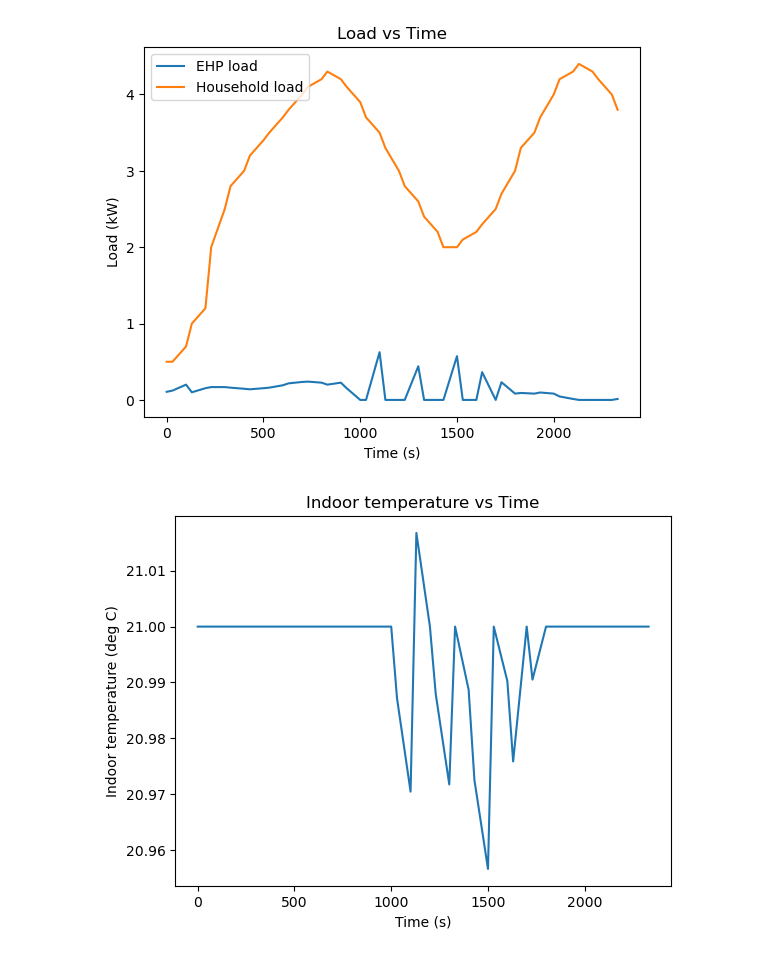
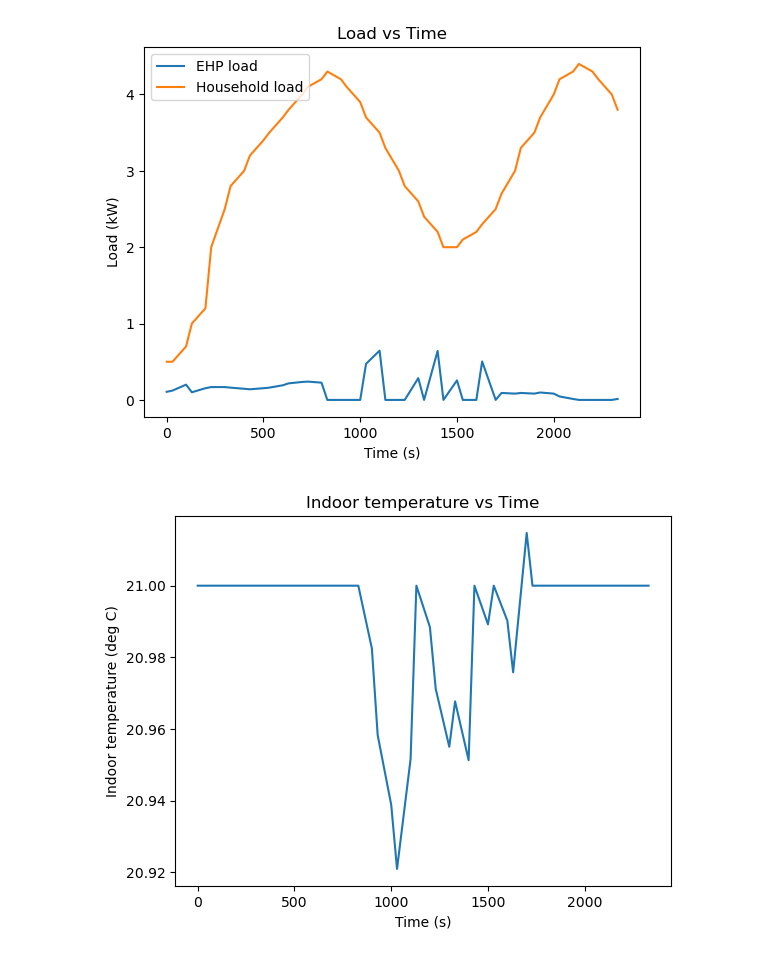
Before and after one commit to Muckthebuck/2023-Energy-kit, a Jupyter notebook: optimization_penalty.ipynb, the cells around one changed output. Cells and saved outputs as stored; diff of their text form; code cells hidden in the pictures.

```diff
--- a/optimization_penalty.ipynb
+++ b/optimization_penalty.ipynb
@@ -218,10 +218,6 @@ class controller:
         m.error =  Var(m.TS,initialize=0,bounds=(-error_tolerance,error_tolerance))
 
         # Constraints
-        # Power cannot be flowing in and out at the same time. So either P_in or P_out should be equal to 0 at every time point.
-        def Direction(model,i):
-            return model.P_in[i]*model.P_out[i]+m.error[i] == 0
-        m.lambda2 = Constraint(m.TS,rule=Direction)
         # Net power flowing in or out is equal to the difference between the load and generation of the house. The net flow is either equal to the flow in (P_in) or the flow out (P_out). If net power is positive P_out should be 0 and if net power is negative P_in should be negative.
         def Power_flow(model,i):
             return model.P_in[i] + model.P_out[i] - (model.P_Load[i]+model.ehp_E_input[i] - (m.BESS_dis[i]-m.BESS_ch[i]) -(model.PV_f[i] - model.PV_curt[i]))== 0
@@ -252,7 +248,7 @@ class controller:
         ### OBJECTIVE FUNCTION ###
 
         # Define the objective function (minimize the total cost), where the cost is equal to the energy (net power flow multiplied by the time step) multiplied by the tariff for each direction
-        m.objective = pyo.Objective(expr=sum((m.import_tariff[i]*m.P_in[i] + m.export_tariff[i]*m.P_out[i])*m.dt  for i in m.TS),sense=minimize)
+        m.objective = pyo.Objective(expr=sum((m.import_tariff[i]*m.P_in[i] + m.export_tariff[i]*m.P_out[i])*m.dt + 1000000*(m.P_in[i]*m.P_out[i])**2  for i in m.TS),sense=minimize)
 
         # Create a 'dual' suffix component on the instance
         # so the solver plugin will know which suffixes to collect
@@ -495,4 +491,4 @@ lambda7: -1.2287406260366254
 [figure]
 [figure]
-[figure, old version]
+[figure, new version]
-[figure, old version]
+[figure, new version]
```
Also changed, not shown: parts of 1 cell of this notebook, 10 other files.
